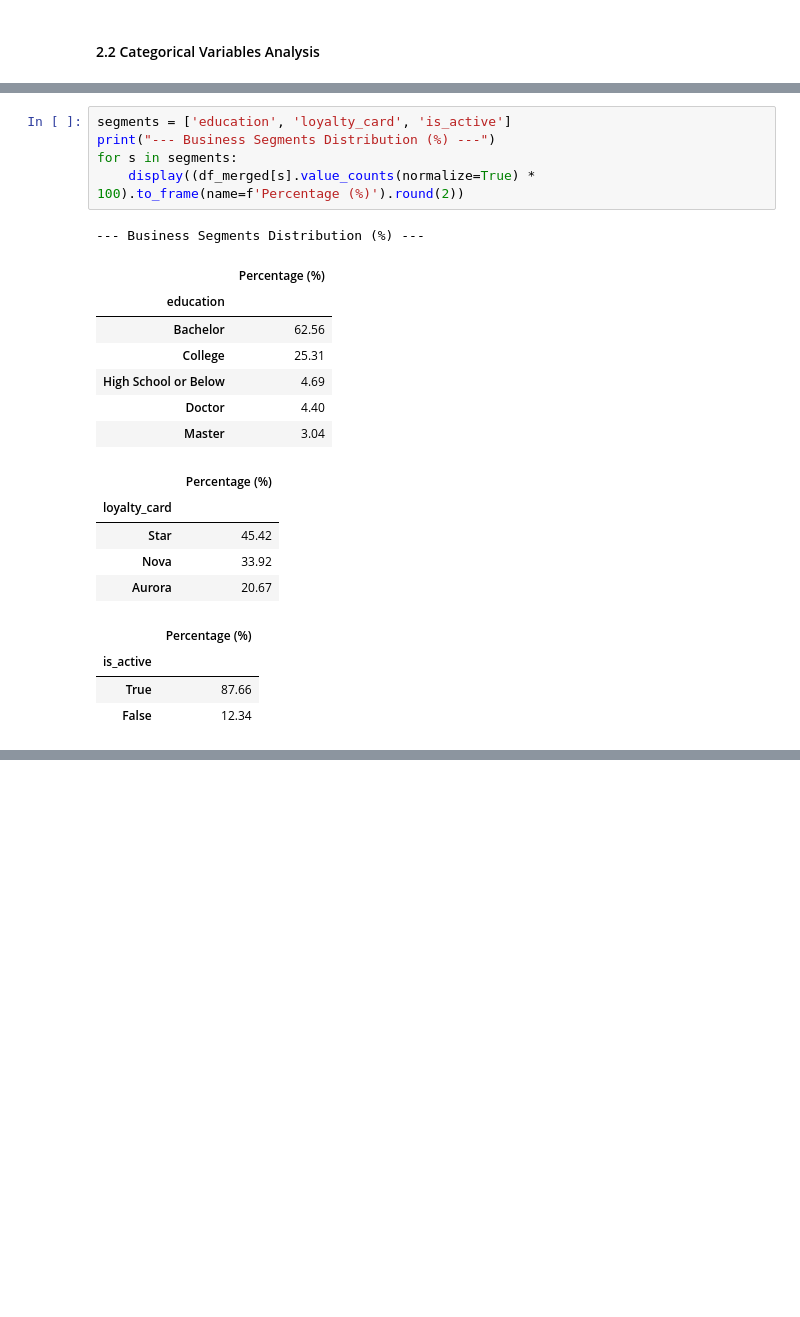
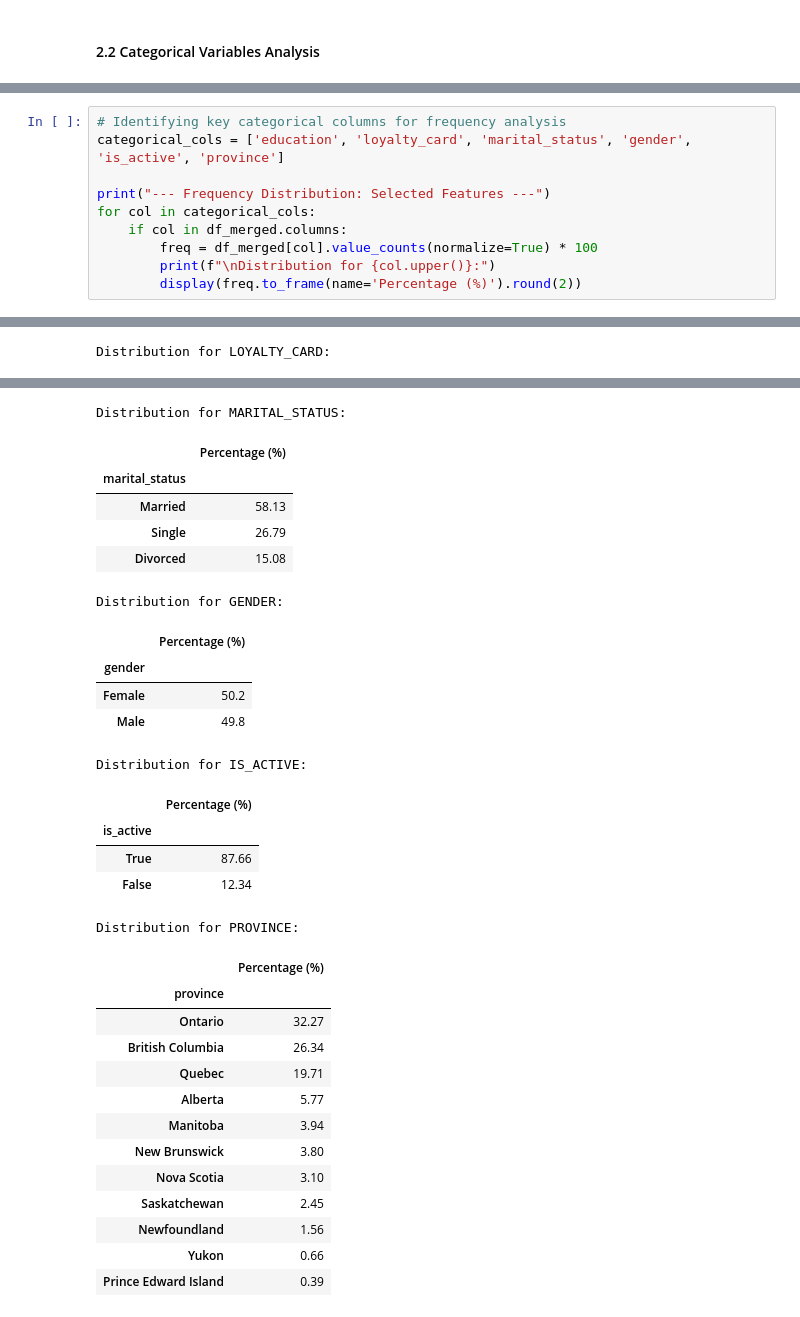
Before and after one commit to Adalab/bda-modulo-3-evaluacion-final-nataliapozoaraque-hash, a Jupyter notebook: flight_loyalty.analysis.ipynb, the cells around one changed output, grey strips where cells are left out. Saved outputs shown, nothing was run; the diff lists cells and outputs as text; blank space fills up the shorter version.

```diff
--- a/flight_loyalty.analysis.ipynb
+++ b/flight_loyalty.analysis.ipynb
@@ -571,26 +588,14 @@ display(categoric_summary)
 | enrollment_date | period[M] | 405624 | 405624 | 0 | 0.00 |
 | cancellation_date | period[M] | 405624 | 50064 | 355560 | 87.66 |
 | is_active | bool | 405624 | 405624 | 0 | 0.00 |
-# %%
-segments = ['education', 'loyalty_card', 'is_active']
-print("--- Business Segments Distribution (%) ---")
-for s in segments:
-    display((df_merged[s].value_counts(normalize=True) * 100).to_frame(name=f'Percentage (%)').round(2))
-# %% [output]
---- Business Segments Distribution (%) ---
-|  | Percentage (%) |
-| education |  |
-| Bachelor | 62.56 |
-| College | 25.31 |
-| High School or Below | 4.69 |
-| Doctor | 4.40 |
-| Master | 3.04 |
-|  | Percentage (%) |
-| loyalty_card |  |
-| Star | 45.42 |
-| Nova | 33.92 |
-| Aurora | 20.67 |
-|  | Percentage (%) |
-| is_active |  |
-| True | 87.66 |
-| False | 12.34 |
+# %%
+# Identifying key categorical columns for frequency analysis
+categorical_cols = ['education', 'loyalty_card', 'marital_status', 'gender', 'is_active', 'province']
+
+print("--- Frequency Distribution: Selected Features ---")
+for col in categorical_cols:
+    if col in df_merged.columns:
+        freq = df_merged[col].value_counts(normalize=True) * 100
+        print(f"\nDistribution for {col.upper()}:")
+        display(freq.to_frame(name='Percentage (%)').round(2))
+# %% [output]
@@ -596,0 +612 @@ for s in segments:
+Distribution for LOYALTY_CARD:
@@ -596,0 +618,30 @@ for s in segments:
+Distribution for MARITAL_STATUS:
+|  | Percentage (%) |
+| marital_status |  |
+| Married | 58.13 |
+| Single | 26.79 |
+| Divorced | 15.08 |
+Distribution for GENDER:
+|  | Percentage (%) |
+| gender |  |
+| Female | 50.2 |
+| Male | 49.8 |
+Distribution for IS_ACTIVE:
+|  | Percentage (%) |
+| is_active |  |
+| True | 87.66 |
+| False | 12.34 |
+Distribution for PROVINCE:
+|  | Percentage (%) |
+| province |  |
+| Ontario | 32.27 |
+| British Columbia | 26.34 |
+| Quebec | 19.71 |
+| Alberta | 5.77 |
+| Manitoba | 3.94 |
+| New Brunswick | 3.80 |
+| Nova Scotia | 3.10 |
+| Saskatchewan | 2.45 |
+| Newfoundland | 1.56 |
+| Yukon | 0.66 |
+| Prince Edward Island | 0.39 |
```
Also changed, not shown: parts of 19 cells of this notebook, 1 other file.
